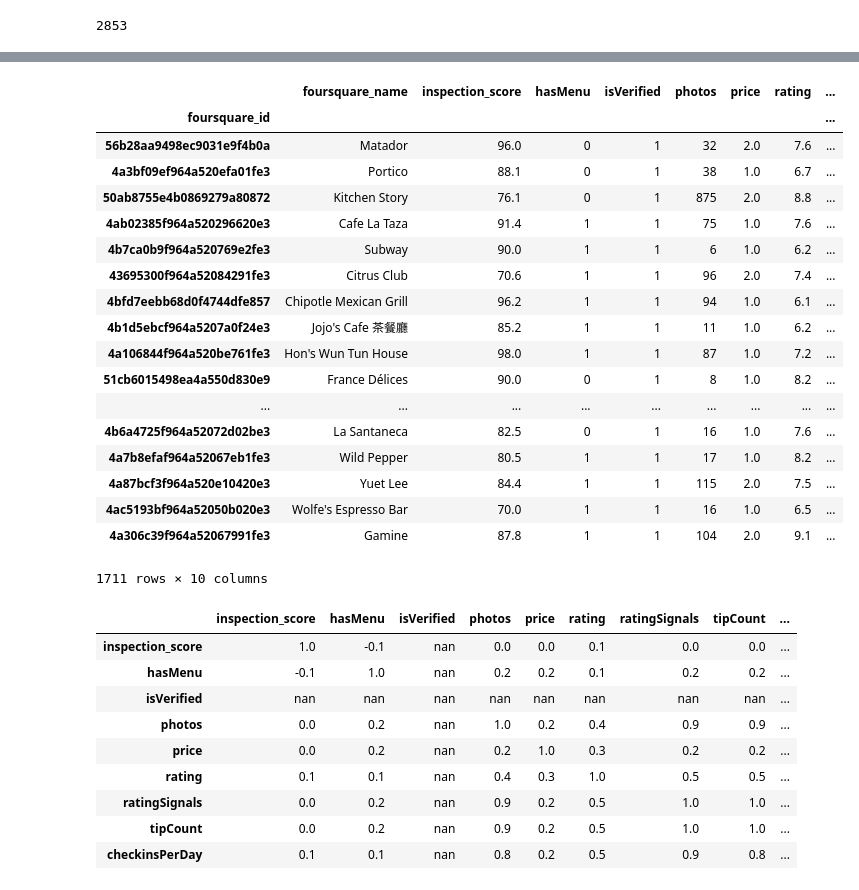
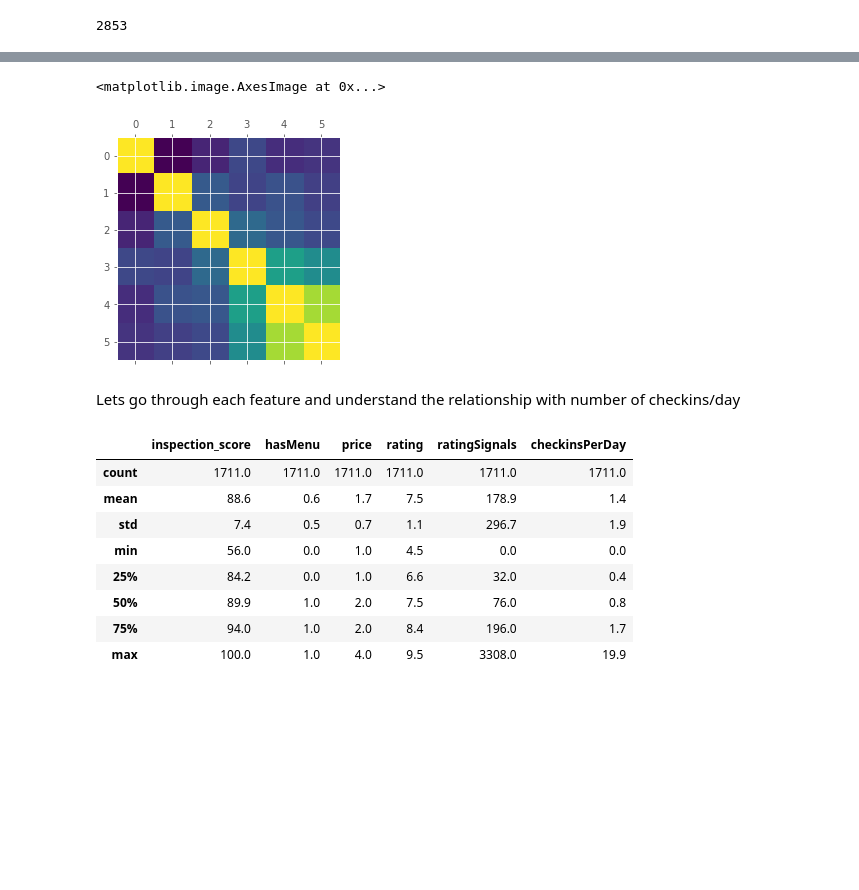
Before and after one commit to manulohiya/checkin-predictor, a Jupyter notebook: notebooks/checkin_predictor_part3.ipynb, the cells around one changed output, grey strips where cells are left out. Drawn from its saved outputs; the diff is of its cells as text; code cells hidden in the pictures; blank space fills up the shorter version.

```diff
--- a/notebooks/checkin_predictor_part3.ipynb
+++ b/notebooks/checkin_predictor_part3.ipynb
@@ -129,4 +129,7 @@ df
 # %%
 df = df*1
+df.hasMenu = df.hasMenu*1.0
+df.isVerified = df.hasMenu*1.0
+
 df[df['foursquare_name'] == 'Burma Superstar']
 # %% [output]
@@ -135,0 +159,6 @@ df[df['foursquare_name'] == 'Burma Superstar']
+# %%
+# Dropping features that are collinear
+df.drop(['checkinsCount'],inplace = True, axis = 1)
+df.drop(['tipCount'],inplace = True, axis = 1)
+df.drop(['photos'],inplace = True, axis = 1)
+df.drop(['isVerified'],inplace = True, axis = 1)
@@ -136,40 +176,23 @@ df[df['foursquare_name'] == 'Burma Superstar']
+# %%
+plt.matshow(corr)
+# %% [output]
+<matplotlib.image.AxesImage at 0x...>
+[figure, added]
 # %%
 # Splitting into test and train datasets
 
 df_train, df_test = train_test_split(df,test_size=0.4, random_state=42)
+# %% [markdown]
+Lets go through each feature and understand the relationship with number of checkins/day
 # %%
-df_train
+df_train.describe()
 # %% [output]
-|  | foursquare_name | inspection_score | hasMenu | isVerified | photos | price | rating | ... |
-| foursquare_id |  |  |  |  |  |  |  | ... |
-| 56b28aa9498ec9031e9f4b0a | Matador | 96.0 | 0 | 1 | 32 | 2.0 | 7.6 | ... |
-| 4a3bf09ef964a520efa01fe3 | Portico | 88.1 | 0 | 1 | 38 | 1.0 | 6.7 | ... |
-| 50ab8755e4b0869279a80872 | Kitchen Story | 76.1 | 0 | 1 | 875 | 2.0 | 8.8 | ... |
-| 4ab02385f964a520296620e3 | Cafe La Taza | 91.4 | 1 | 1 | 75 | 1.0 | 7.6 | ... |
-| 4b7ca0b9f964a520769e2fe3 | Subway | 90.0 | 1 | 1 | 6 | 1.0 | 6.2 | ... |
-| 43695300f964a52084291fe3 | Citrus Club | 70.6 | 1 | 1 | 96 | 2.0 | 7.4 | ... |
-| 4bfd7eebb68d0f4744dfe857 | Chipotle Mexican Grill | 96.2 | 1 | 1 | 94 | 1.0 | 6.1 | ... |
-| 4b1d5ebcf964a5207a0f24e3 | Jojo's Cafe 茶餐廳 | 85.2 | 1 | 1 | 11 | 1.0 | 6.2 | ... |
-| 4a106844f964a520be761fe3 | Hon's Wun Tun House | 98.0 | 1 | 1 | 87 | 1.0 | 7.2 | ... |
-| 51cb6015498ea4a550d830e9 | France Délices | 90.0 | 0 | 1 | 8 | 1.0 | 8.2 | ... |
-| ... | ... | ... | ... | ... | ... | ... | ... | ... |
-| 4b6a4725f964a52072d02be3 | La Santaneca | 82.5 | 0 | 1 | 16 | 1.0 | 7.6 | ... |
-| 4a7b8efaf964a52067eb1fe3 | Wild Pepper | 80.5 | 1 | 1 | 17 | 1.0 | 8.2 | ... |
-| 4a87bcf3f964a520e10420e3 | Yuet Lee | 84.4 | 1 | 1 | 115 | 2.0 | 7.5 | ... |
-| 4ac5193bf964a52050b020e3 | Wolfe's Espresso Bar | 70.0 | 1 | 1 | 16 | 1.0 | 6.5 | ... |
-| 4a306c39f964a52067991fe3 | Gamine | 87.8 | 1 | 1 | 104 | 2.0 | 9.1 | ... |
+|  | inspection_score | hasMenu | price | rating | ratingSignals | checkinsPerDay |
+| count | 1711.0 | 1711.0 | 1711.0 | 1711.0 | 1711.0 | 1711.0 |
+| mean | 88.6 | 0.6 | 1.7 | 7.5 | 178.9 | 1.4 |
+| std | 7.4 | 0.5 | 0.7 | 1.1 | 296.7 | 1.9 |
+| min | 56.0 | 0.0 | 1.0 | 4.5 | 0.0 | 0.0 |
+| 25% | 84.2 | 0.0 | 1.0 | 6.6 | 32.0 | 0.4 |
+| 50% | 89.9 | 1.0 | 2.0 | 7.5 | 76.0 | 0.8 |
+| 75% | 94.0 | 1.0 | 2.0 | 8.4 | 196.0 | 1.7 |
+| max | 100.0 | 1.0 | 4.0 | 9.5 | 3308.0 | 19.9 |
-1711 rows × 10 columns
-# %%
-corr = df_train.corr()
-corr
-# %% [output]
-|  | inspection_score | hasMenu | isVerified | photos | price | rating | ratingSignals | tipCount | ... |
-| inspection_score | 1.0 | -0.1 | nan | 0.0 | 0.0 | 0.1 | 0.0 | 0.0 | ... |
-| hasMenu | -0.1 | 1.0 | nan | 0.2 | 0.2 | 0.1 | 0.2 | 0.2 | ... |
-| isVerified | nan | nan | nan | nan | nan | nan | nan | nan | ... |
-| photos | 0.0 | 0.2 | nan | 1.0 | 0.2 | 0.4 | 0.9 | 0.9 | ... |
-| price | 0.0 | 0.2 | nan | 0.2 | 1.0 | 0.3 | 0.2 | 0.2 | ... |
-| rating | 0.1 | 0.1 | nan | 0.4 | 0.3 | 1.0 | 0.5 | 0.5 | ... |
-| ratingSignals | 0.0 | 0.2 | nan | 0.9 | 0.2 | 0.5 | 1.0 | 1.0 | ... |
-| tipCount | 0.0 | 0.2 | nan | 0.9 | 0.2 | 0.5 | 1.0 | 1.0 | ... |
-| checkinsPerDay | 0.1 | 0.1 | nan | 0.8 | 0.2 | 0.5 | 0.9 | 0.8 | ... |
```
Also changed, not shown: parts of 19 cells of this notebook.
